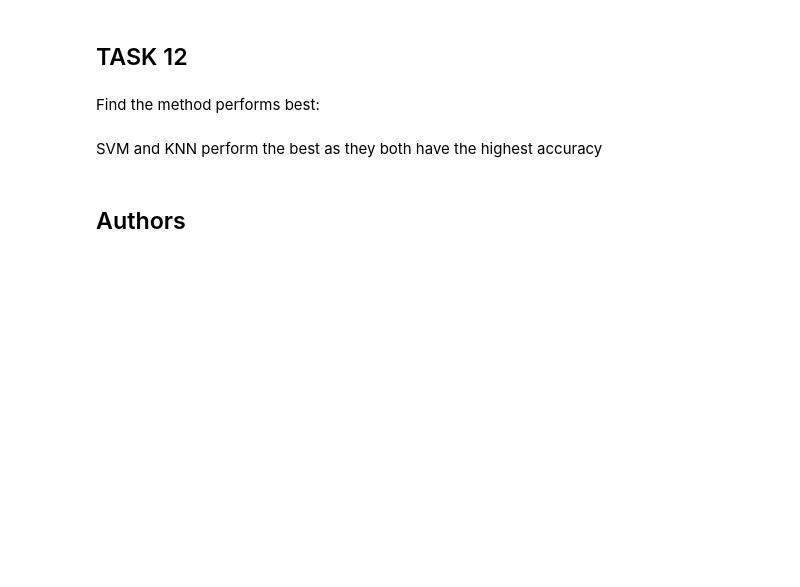
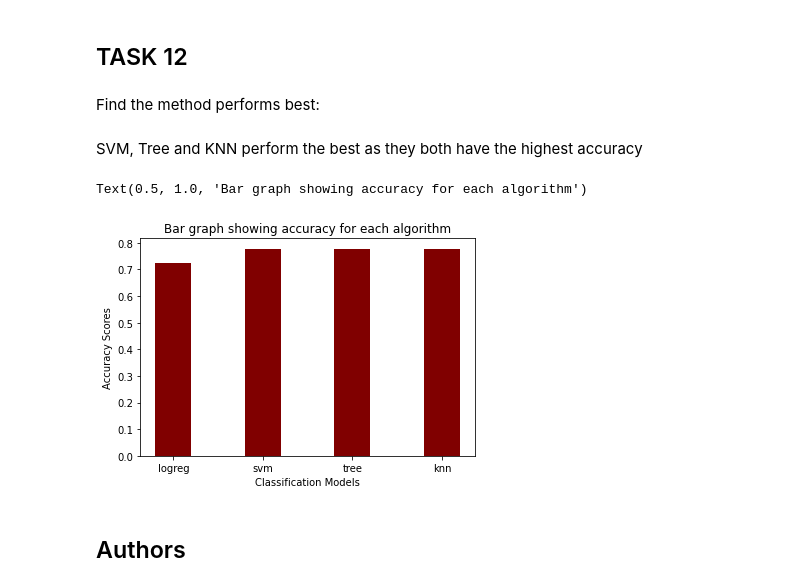
Before and after one commit to vaishali-03/Data_Science_Capstone_SpaceX, a Jupyter notebook: Machine Learning Prediction.ipynb, the cells around one changed output. Cells and saved outputs as stored; diff of their text form; code cells hidden in the pictures; blank space fills up the shorter version.

```diff
--- a/Machine Learning Prediction.ipynb
+++ b/Machine Learning Prediction.ipynb
@@ -317,7 +317,17 @@ plot_confusion_matrix(Y_test,yhat)
 # %% [markdown]
 Find the method performs best:
 # %% [markdown]
-SVM and KNN perform the best as they both have the highest accuracy
+SVM, Tree and KNN perform the best as they both have the highest accuracy
+# %%
+names = ['logreg', 'svm', 'tree', 'knn']
+values = [0.7222, 0.7777, 0.7777, 0.7777]
+plt.bar(names, values, color='maroon', width=0.4)
+plt.xlabel('Classification Models')
+plt.ylabel('Accuracy Scores')
+plt.title('Bar graph showing accuracy for each algorithm')
+# %% [output]
+Text(0.5, 1.0, 'Bar graph showing accuracy for each algorithm')
+[figure, added]
 # %% [markdown]
 ## Authors
 # %% [markdown]
```
Also changed, not shown: parts of 2 cells of this notebook.
